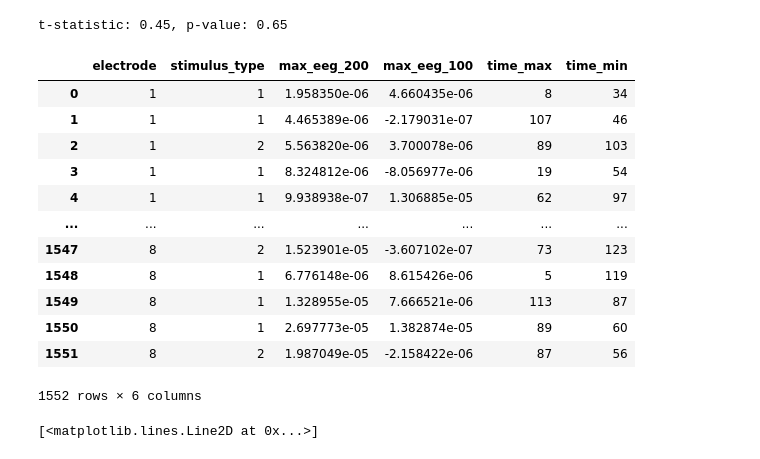
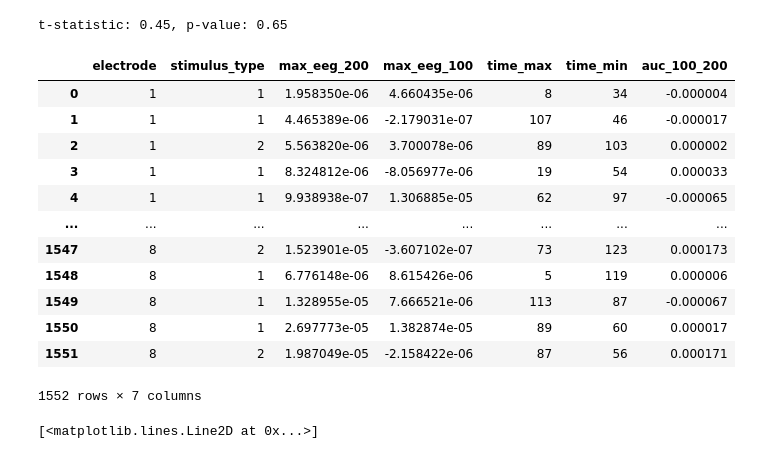
Before and after one commit to nicolascatz/M1_EEG_Project, a Jupyter notebook: scripts/DA1_TD1_Garrido_from_process_to_analysis_students.ipynb, the cells around one changed output. Cells and saved outputs as stored; diff of their text form; code cells hidden in the pictures.

```diff
--- a/scripts/DA1_TD1_Garrido_from_process_to_analysis_students.ipynb
+++ b/scripts/DA1_TD1_Garrido_from_process_to_analysis_students.ipynb
@@ -426,43 +426,45 @@ t-statistic: 0.45, p-value: 0.65
 # %%
 # here we create a NEW DataFrame to store the maximum values for each channel and stimulus type,
 # here we calculate the maximum values for each channel and stimulus type, and store them in a new DataFrame for further analysis.
 # here we extracted the time of the maximum and minimum values of the EEG signal in a specific time window after the stimulus onset for each epoch, and store them in the new DataFrame for further analysis.
 
 dfs = []
 # create an empty DataFrame with the specified columns to store the maximum values for each channel and stimulus type
 for i_ch in range(8): # loop over the 8 channels
 
     max_100=eeg_aligned_all[i_ch][:,70:80].max(axis=1).tolist()
     max_200=eeg_aligned_all[i_ch][:,100:125].max(axis=1).tolist()
+    auc_100_200=np.trapezoid(eeg_aligned_all[i_ch][:,25+50:25+100], axis=1).tolist() # calculate the area under the curve (AUC) of the EEG signal in the time window 100-125 samples after the stimulus onset for each epoch
     time_peaks=np.argmax(eeg_aligned_all[i_ch][:,25:],axis=1)
     time_min=np.argmin(eeg_aligned_all[i_ch][:,25:],axis=1)
 
 
 
     electrode=np.full(stimulus_events.shape[0], i_ch+1) # create an array with the electrode number for each epoch
     dfs.append(pd.DataFrame({'electrode': electrode,
                              'stimulus_type': stimulus_events[:, 1],
                              'max_eeg_200': max_200,
                              'max_eeg_100': max_100,
                              'time_max': time_peaks,
-                             'time_min': time_min}))
+                             'time_min': time_min,
+                             'auc_100_200': auc_100_200}))
 
 df2=pd.concat(dfs, ignore_index=True) # concatenate the new DataFrame with the existing one to store the maximum values for each channel and stimulus type
 df2
 # %% [output]
-|  | electrode | stimulus_type | max_eeg_200 | max_eeg_100 | time_max | time_min |
-| 0 | 1 | 1 | 1.958350e-06 | 4.660435e-06 | 8 | 34 |
-| 1 | 1 | 1 | 4.465389e-06 | -2.179031e-07 | 107 | 46 |
-| 2 | 1 | 2 | 5.563820e-06 | 3.700078e-06 | 89 | 103 |
-| 3 | 1 | 1 | 8.324812e-06 | -8.056977e-06 | 19 | 54 |
-| 4 | 1 | 1 | 9.938938e-07 | 1.306885e-05 | 62 | 97 |
-| ... | ... | ... | ... | ... | ... | ... |
-| 1547 | 8 | 2 | 1.523901e-05 | -3.607102e-07 | 73 | 123 |
-| 1548 | 8 | 1 | 6.776148e-06 | 8.615426e-06 | 5 | 119 |
-| 1549 | 8 | 1 | 1.328955e-05 | 7.666521e-06 | 113 | 87 |
-| 1550 | 8 | 1 | 2.697773e-05 | 1.382874e-05 | 89 | 60 |
-| 1551 | 8 | 2 | 1.987049e-05 | -2.158422e-06 | 87 | 56 |
+|  | electrode | stimulus_type | max_eeg_200 | max_eeg_100 | time_max | time_min | auc_100_200 |
+| 0 | 1 | 1 | 1.958350e-06 | 4.660435e-06 | 8 | 34 | -0.000004 |
+| 1 | 1 | 1 | 4.465389e-06 | -2.179031e-07 | 107 | 46 | -0.000017 |
+| 2 | 1 | 2 | 5.563820e-06 | 3.700078e-06 | 89 | 103 | 0.000002 |
+| 3 | 1 | 1 | 8.324812e-06 | -8.056977e-06 | 19 | 54 | 0.000033 |
+| 4 | 1 | 1 | 9.938938e-07 | 1.306885e-05 | 62 | 97 | -0.000065 |
+| ... | ... | ... | ... | ... | ... | ... | ... |
+| 1547 | 8 | 2 | 1.523901e-05 | -3.607102e-07 | 73 | 123 | 0.000173 |
+| 1548 | 8 | 1 | 6.776148e-06 | 8.615426e-06 | 5 | 119 | 0.000006 |
+| 1549 | 8 | 1 | 1.328955e-05 | 7.666521e-06 | 113 | 87 | -0.000067 |
+| 1550 | 8 | 1 | 2.697773e-05 | 1.382874e-05 | 89 | 60 | 0.000017 |
+| 1551 | 8 | 2 | 1.987049e-05 | -2.158422e-06 | 87 | 56 | 0.000171 |
-1552 rows × 6 columns
+1552 rows × 7 columns
 # %%
 trial=9
 
```
Also changed, not shown: parts of 2 cells of this notebook.
